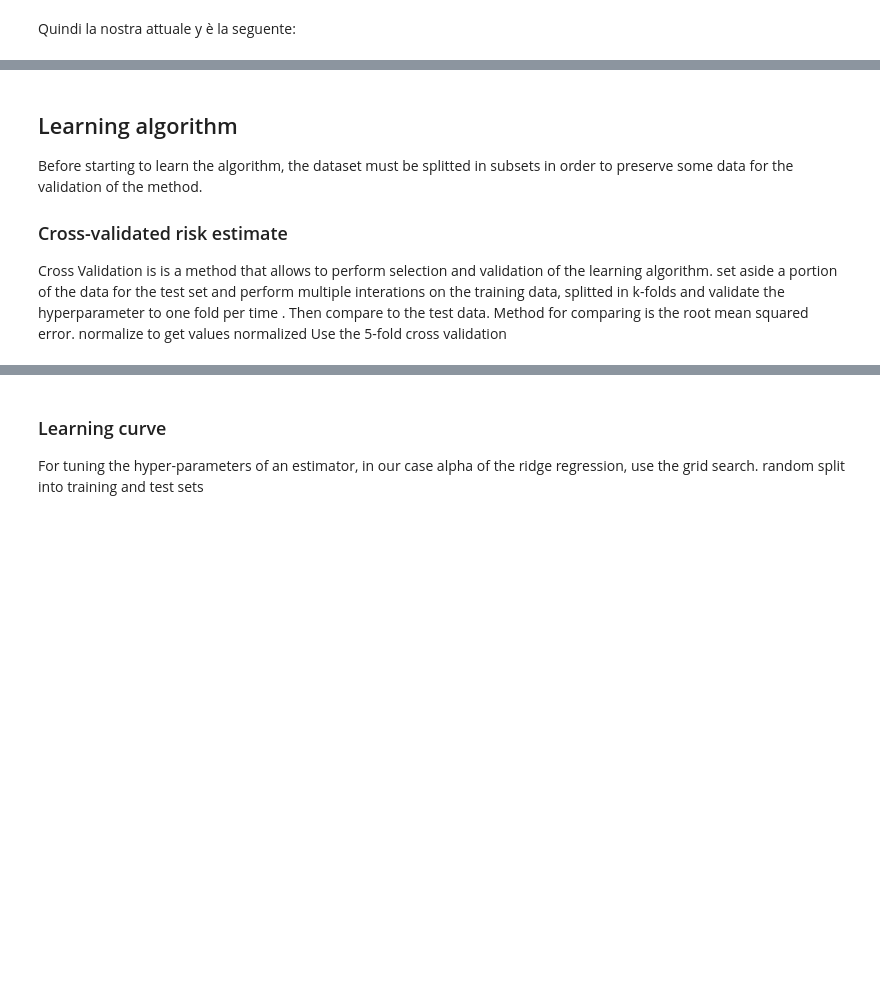
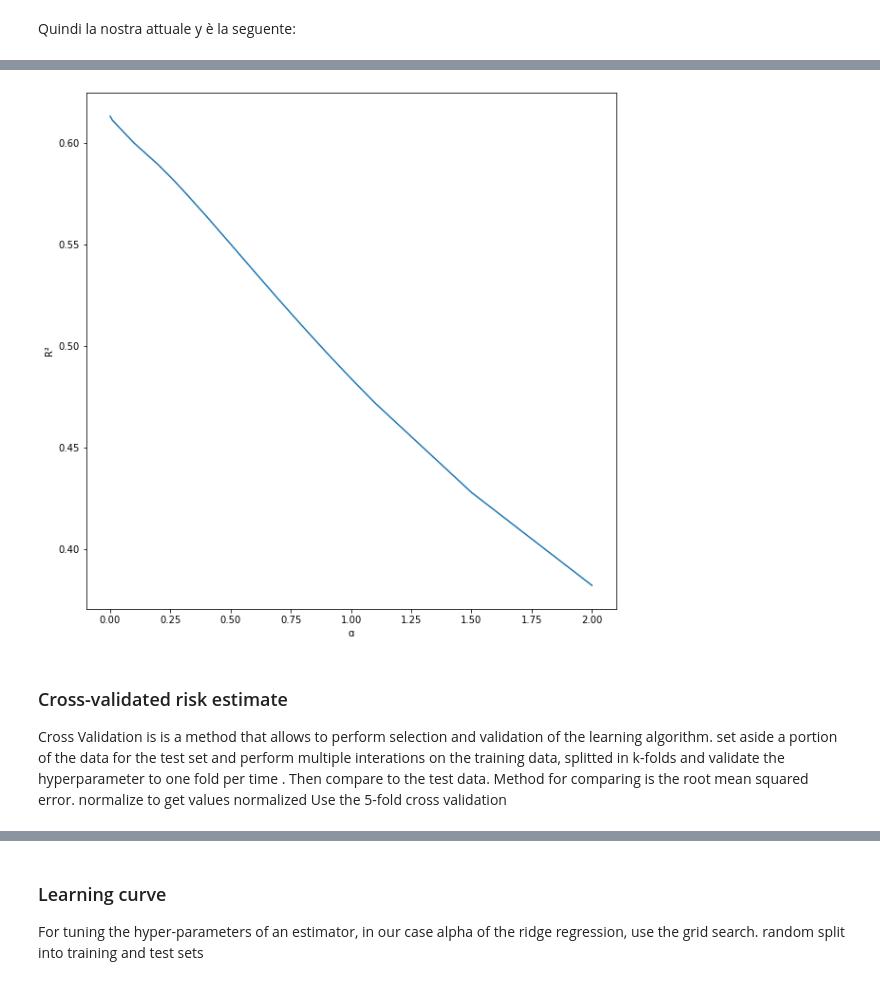
Before and after one commit to mikymaione/HousingPrices, a Jupyter notebook: Source code/HousingPrices/Miky.ipynb, the cells around one changed output, grey strips where cells are left out. Drawn from its saved outputs; the diff is of its cells as text; code cells hidden in the pictures; blank space fills up the shorter version.

```diff
--- a/Source code/HousingPrices/Miky.ipynb
+++ b/Source code/HousingPrices/Miky.ipynb
@@ -233,6 +252,24 @@ Name: median_house_value, Length: 20640, dtype: float64
+# %%
+scores = []
+
+for ɑ in alphas:
+    learner = Ridge(alpha=ɑ, normalize=True)
+    learner.fit(x_train, y_train)
+
+    score = learner.score(x_test, y_test)
+    scores.append(score)
+
+plt.figure(figsize=(10, 10))
+
+plt.plot(alphas, scores)
+
+plt.xlabel("ɑ")
+plt.ylabel("R²")
+
+plt.show()
+# %% [output]
+[figure, added]
 # %% [markdown]
-## Learning algorithm
-Before starting to learn the algorithm, the dataset must be splitted in  subsets in order to preserve some data for the validation of the method.
 ### Cross-validated risk estimate
 Cross Validation is is a method that allows to perform selection and  validation of the learning algorithm.
 set aside a portion of the data for the test set and perform multiple interations on the training data, splitted in k-folds and validate the hyperparameter to one fold per time . Then compare to the test data.
```
Also changed, not shown: parts of 18 cells of this notebook.
